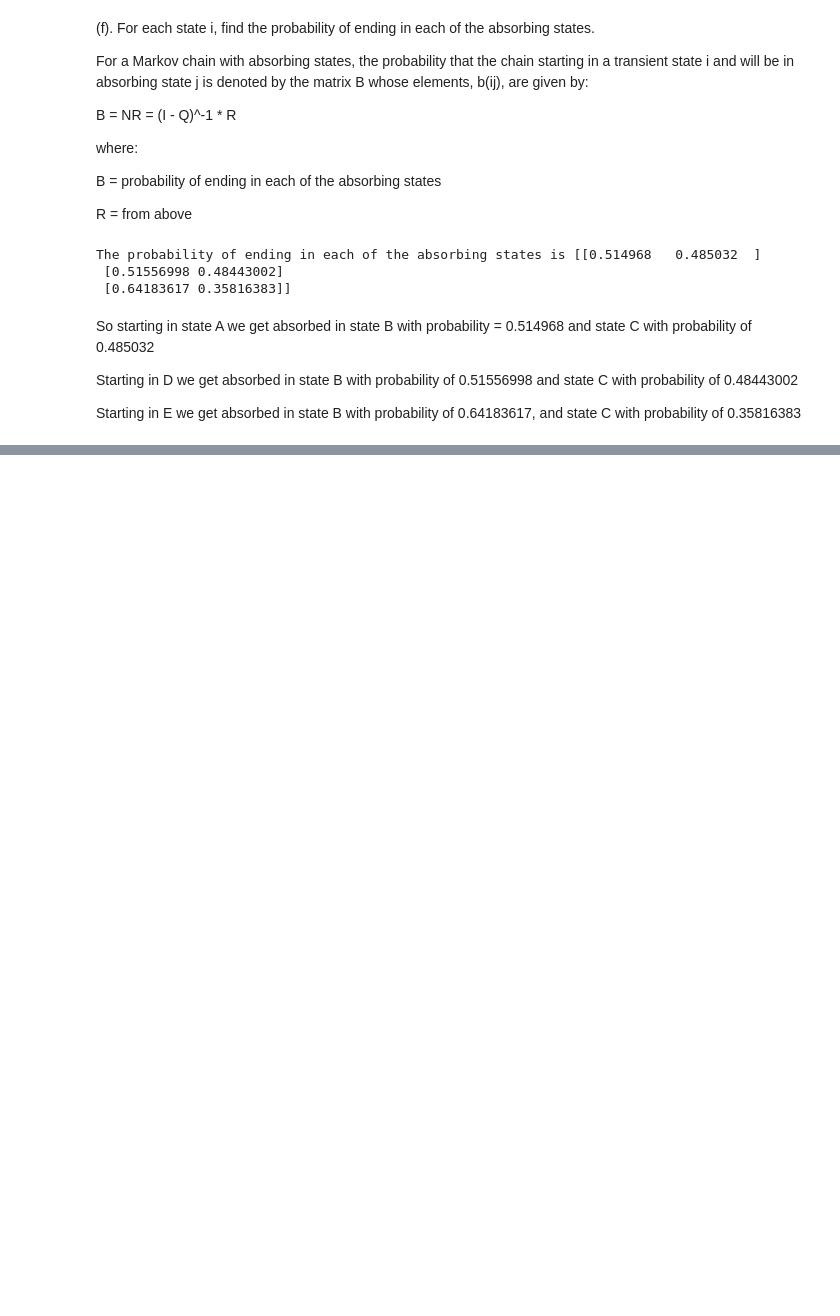
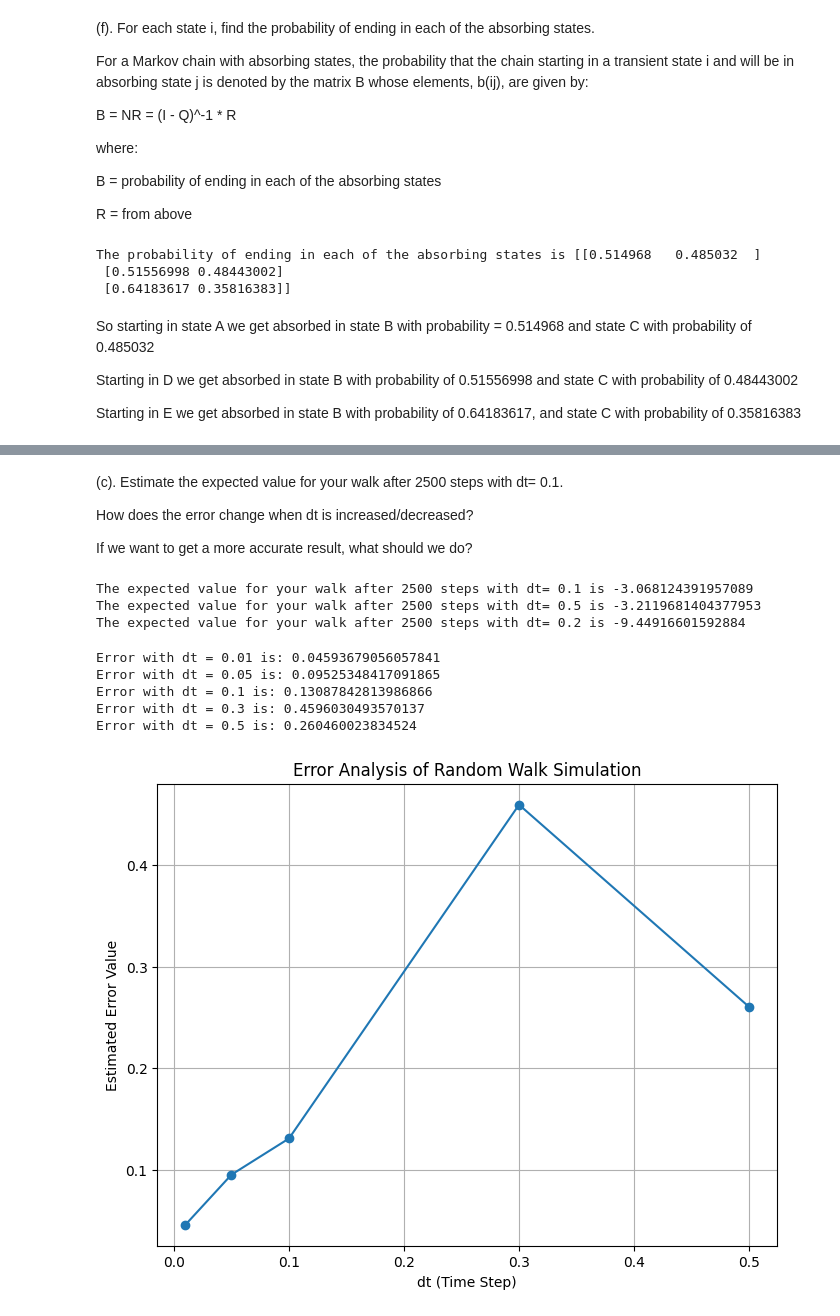
Before and after one commit to ovieimara/MATPMD4, a Jupyter notebook: MATPMD4_Assignment1_3422868.ipynb, the cells around one changed output, grey strips where cells are left out. Drawn from its saved outputs; the diff is of its cells as text; code cells hidden in the pictures; blank space fills up the shorter version.

```diff
--- a/MATPMD4_Assignment1_3422868.ipynb
+++ b/MATPMD4_Assignment1_3422868.ipynb
@@ -319,0 +392,18 @@ Starting in E we get absorbed in state B with probability of 0.64183617, and sta
+# %% [markdown]
+(c). Estimate the expected value for your walk after 2500 steps with dt= 0.1.
+
+How does the error change when dt is increased/decreased?
+
+If we want to get a more
+accurate result, what should we do?
+# %%
+walks, steps = random_Walk_1D(x=0, t=0, dt=0.1, count=2500)
+print(f"The expected value for your walk after 2500 steps with dt= 0.1 is {walks[-1]}")
+walks, steps = random_Walk_1D(x=0, t=0, dt=0.5, count=2500)
+print(f"The expected value for your walk after 2500 steps with dt= 0.5 is {walks[-1]}")
+walks, steps = random_Walk_1D(x=0, t=0, dt=0.8, count=2500)
+print(f"The expected value for your walk after 2500 steps with dt= 0.2 is {walks[-1]}")
+# %% [output]
+The expected value for your walk after 2500 steps with dt= 0.1 is -3.068124391957089
+The expected value for your walk after 2500 steps with dt= 0.5 is -3.2119681404377953
+The expected value for your walk after 2500 steps with dt= 0.2 is -9.44916601592884
@@ -319,0 +445,38 @@ Starting in E we get absorbed in state B with probability of 0.64183617, and sta
+# %%
+def simulate_walk(deltas, steps, n):
+    #{dt: [estimate, std]}
+    walks = {}
+    for dt in deltas:
+        walk = []
+        for i in range(n):
+            walk_dt = random_Walk_1D(x=0, t=0, dt=dt, count=steps)[0][-1]
+            walk.append(walk_dt)
+
+        walks[dt] = [np.mean(walk), np.std(walk)]
+
+    return walks
+# %%
+def plot_analysis(deltas, errors):
+  plt.figure(figsize=(8, 6))
+  plt.plot(deltas, errors, marker='o', linestyle='-')
+  plt.xlabel("dt (Time Step)")
+  plt.ylabel("Estimated Error Value")
+  plt.title("Error Analysis of Random Walk Simulation")
+  plt.grid(True)
+  plt.show()
+# %%
+deltas = [0.01, 0.05, 0.1, 0.3, 0.5]
+errors = []
+walks = simulate_walk(deltas, steps=25, n = 10)
+for dt, (estimated_expected_value, error) in walks.items():
+  errors.append(error)
+  print(f"Error with dt = {dt} is: {error}")
+
+plot_analysis(deltas, errors)
+# %% [output]
+Error with dt = 0.01 is: 0.04593679056057841
+Error with dt = 0.05 is: 0.09525348417091865
+Error with dt = 0.1 is: 0.13087842813986866
+Error with dt = 0.3 is: 0.4596030493570137
+Error with dt = 0.5 is: 0.260460023834524
+[figure, added]
```
Also changed, not shown: parts of 31 cells of this notebook.
